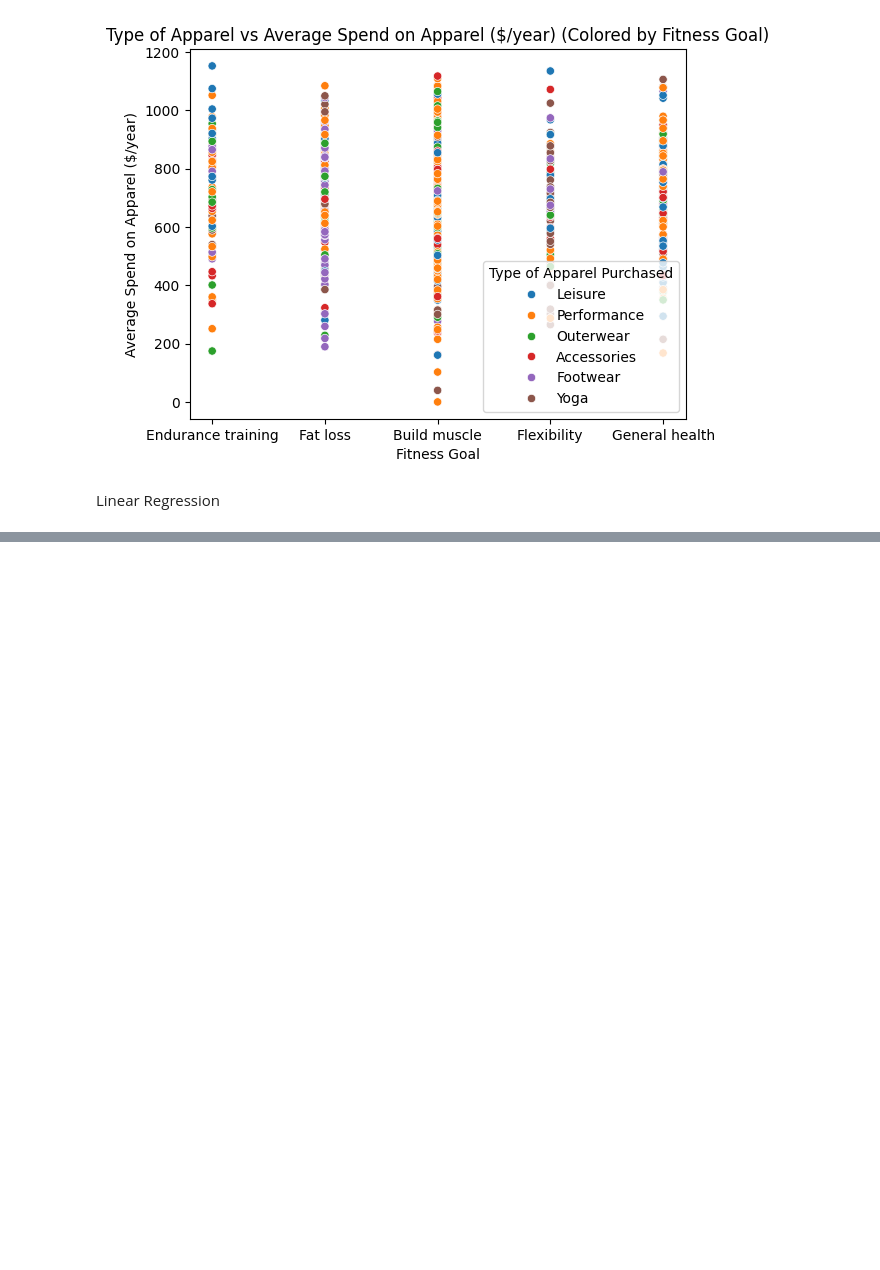
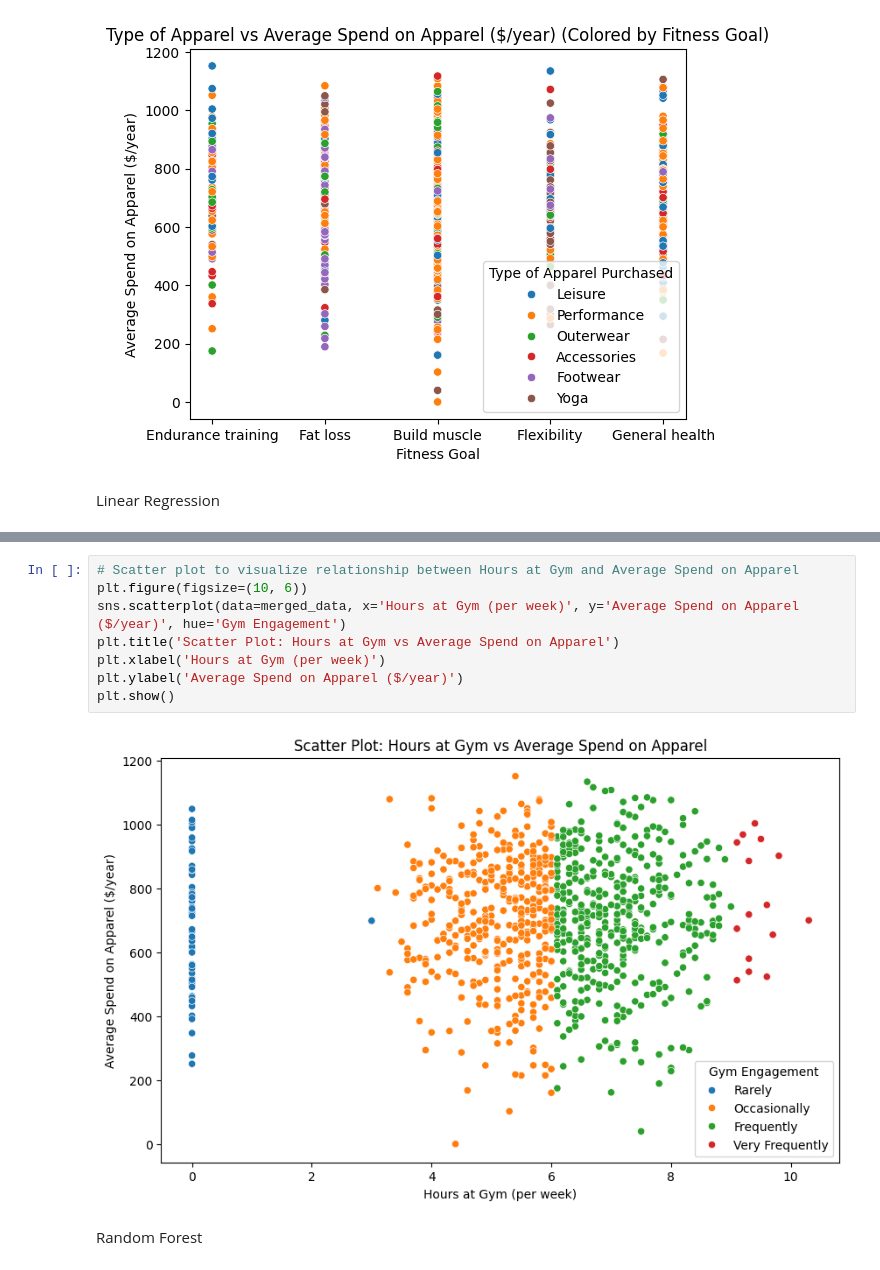
Before and after one commit to svnxxa/BOLT-First-Byte-Datathon, a Jupyter notebook: PulseGear x FlexField.ipynb, the cells around one changed output, grey strips where cells are left out. Saved outputs shown, nothing was run; the diff lists cells and outputs as text; blank space fills up the shorter version.

```diff
--- a/PulseGear x FlexField.ipynb
+++ b/PulseGear x FlexField.ipynb
@@ -327,0 +396,12 @@ strong multicollinearity problems or that the design matrix is singular.
+# %%
+# Scatter plot to visualize relationship between Hours at Gym and Average Spend on Apparel
+plt.figure(figsize=(10, 6))
+sns.scatterplot(data=merged_data, x='Hours at Gym (per week)', y='Average Spend on Apparel ($/year)', hue='Gym Engagement')
+plt.title('Scatter Plot: Hours at Gym vs Average Spend on Apparel')
+plt.xlabel('Hours at Gym (per week)')
+plt.ylabel('Average Spend on Apparel ($/year)')
+plt.show()
+# %% [output]
+[figure, added]
+# %% [markdown]
+Random Forest
```
Also changed, not shown: parts of 7 cells of this notebook.
